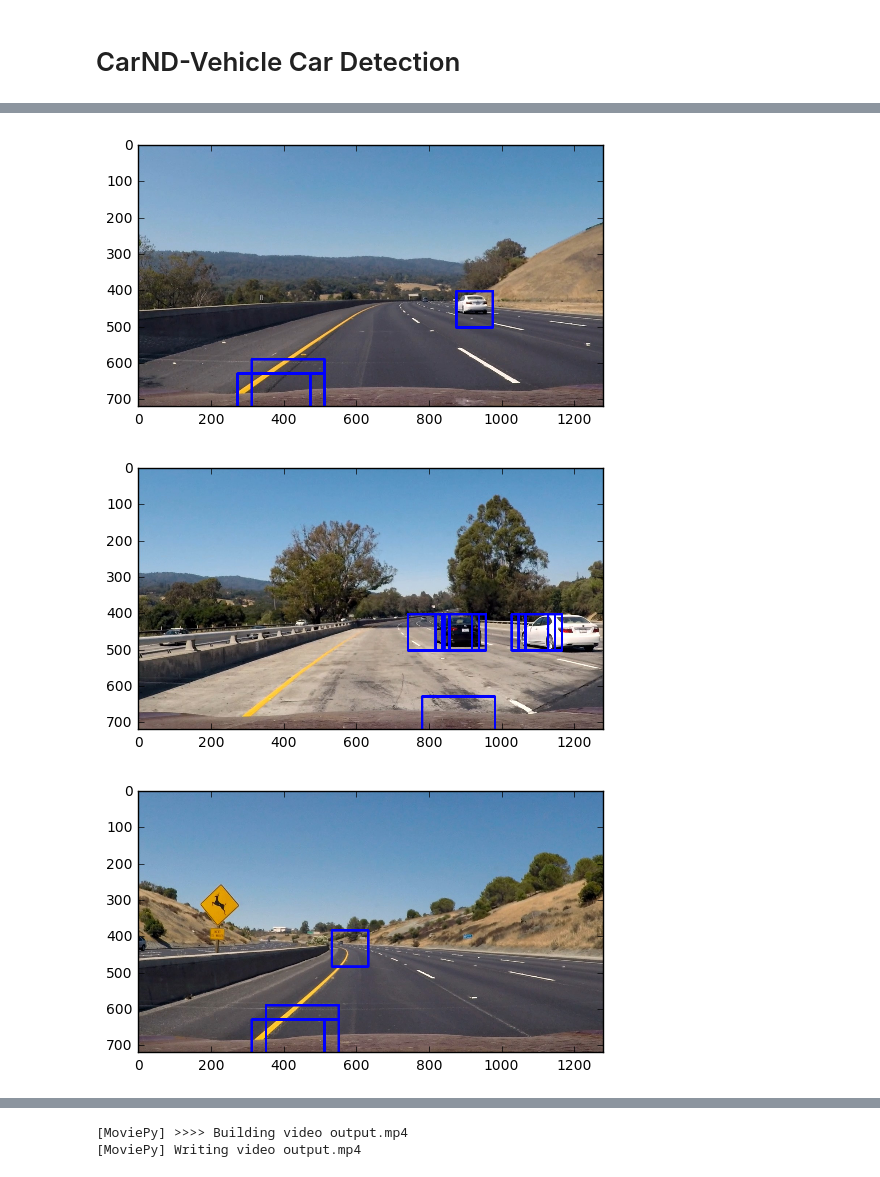
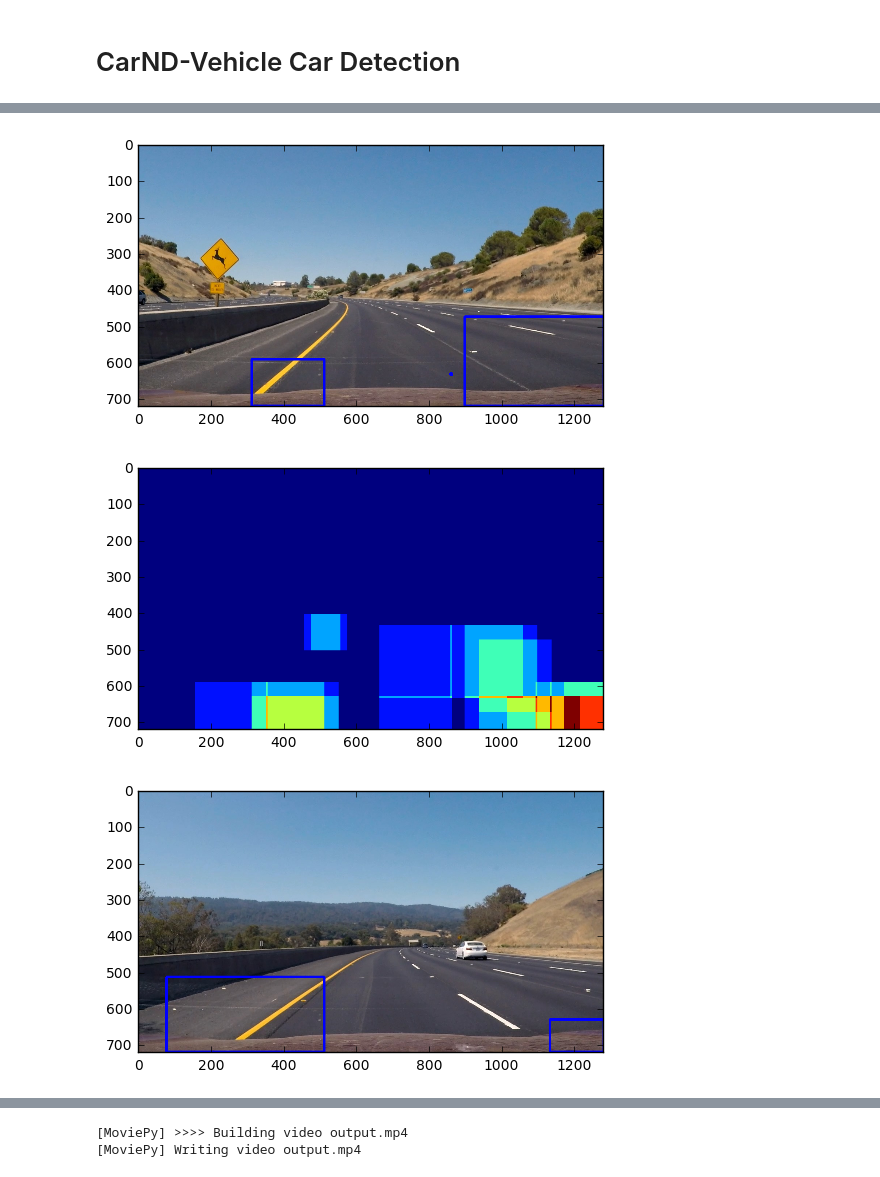
Before and after one commit to rush00121/Car-ND-Vehicle-Detection, a Jupyter notebook: vehicle-car-detection.ipynb, the cells around one changed output, grey strips where cells are left out. Drawn from its saved outputs; the diff is of its cells as text; code cells hidden in the pictures.

Commit message:
showing intermediate output

```diff
--- a/vehicle-car-detection.ipynb
+++ b/vehicle-car-detection.ipynb
@@ -385,21 +385,45 @@ def detect_vehicles(image,showheatmap=False):
     image = image.astype(np.float32) / 255
     #print(image.shape)
     hot_windows = gethotwindows(image)
-    #heat = np.zeros_like(image[:, :, 0]).astype(np.float)
-    #heatmap = add_heat(heatmap=heat, bbox_list=hot_windows)
-    #heatmap = apply_threshold(heatmap,4)
+    heat = np.zeros_like(image[:, :, 0]).astype(np.float)
+    heatmap = add_heat(heatmap=heat, bbox_list=hot_windows)
+    heatmap = apply_threshold(heatmap,2)
     if showheatmap:
         plt.imshow(heatmap)
         plt.show()
+    labels = label(heatmap)
+    #window_img = draw_boxes(draw_image, hot_windows, color=(0, 0, 255), thick=6)
+    window_img = draw_labeled_bboxes(draw_image, labels)
+    # print("Showing output")
+    return window_img
+
+def detect_heatmap(image,showheatmap=False):
+    #image = mpimg.imread('test_images/test2.jpg')
+    # Uncomment the following line if you extracted training
+    # data from .png images (scaled 0 to 1 by mpimg) and the
+    # image you are searching is a .jpg (scaled 0 to 255)
+    draw_image = np.copy(image)
+    image = image.astype(np.float32) / 255
+    #print(image.shape)
+    hot_windows = gethotwindows(image)
+    heat = np.zeros_like(image[:, :, 0]).astype(np.float)
+    heatmap = add_heat(heatmap=heat, bbox_list=hot_windows)
+    #heatmap = apply_threshold(heatmap,4)
+    #if showheatmap:
+    #    plt.imshow(heatmap)
+    #    plt.show()
     #labels = label(heatmap)
-    window_img = draw_boxes(draw_image, hot_windows, color=(0, 0, 255), thick=6)
+    #window_img = draw_boxes(draw_image, hot_windows, color=(0, 0, 255), thick=6)
     #window_img = draw_labeled_bboxes(draw_image, labels)
     # print("Showing output")
-    return window_img
+    return heatmap
 
 
 def finalProcessImg(image):
     return detect_vehicles(image=image)
+
+def finalHeatMap(image):
+    return detect_heatmap(image=image)
 # %%
 X_scaler = pickle.load(open("scalar.pkl", "rb"))
 svm = joblib.load("svm.pkl")
@@ -423,4 +447,7 @@ for file in images:
     window_img = detect_vehicles(image)
     plt.imshow(window_img)
     plt.show()
+    heatmap = detect_heatmap(image)
+    plt.imshow(heatmap)
+    plt.show()
 # %% [output]
@@ -429,3 +456,3 @@ for file in images:
-[figure, old version]
+[figure, new version]
-[figure, old version]
+[figure, new version]
-[figure, old version]
+[figure, new version]
```
Also changed, not shown: parts of 1 cell of this notebook.
